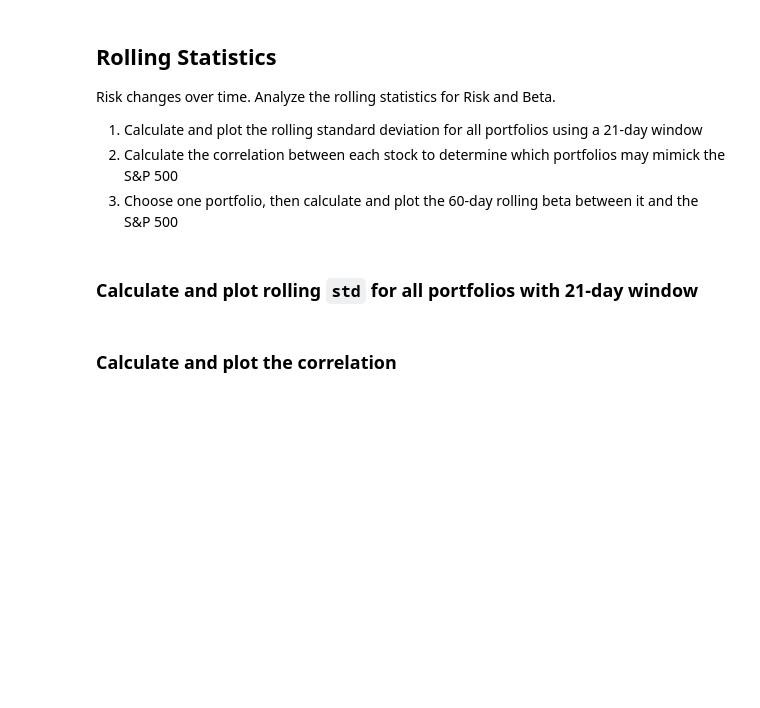
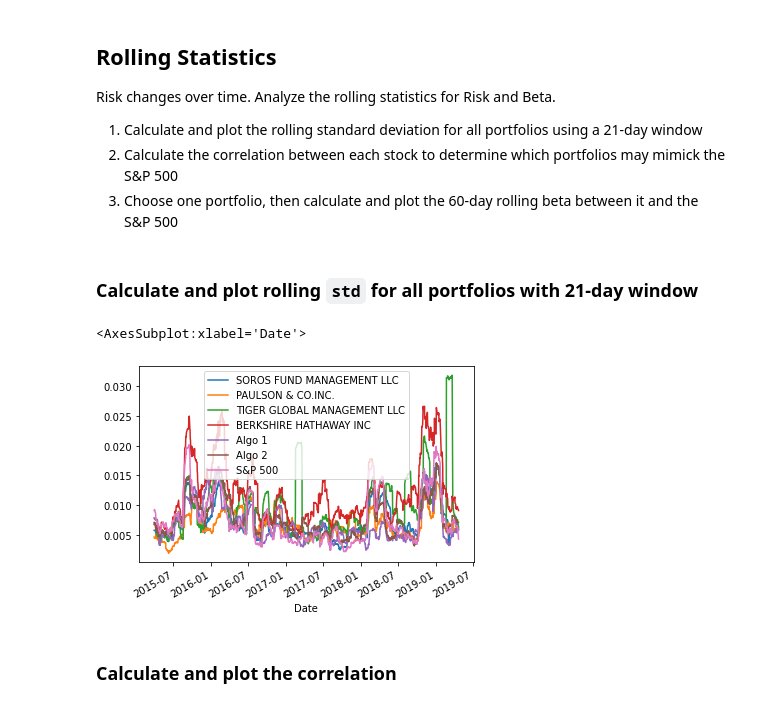
Before and after one commit to jarewa2/Pandas, a Jupyter notebook: whale_analysis.ipynb, the cells around one changed output. Drawn from its saved outputs; the diff is of its cells as text; code cells hidden in the pictures; blank space fills up the shorter version.

```diff
--- a/whale_analysis.ipynb
+++ b/whale_analysis.ipynb
@@ -289,8 +289,13 @@ Risk changes over time. Analyze the rolling statistics for Risk and Beta.
 ### Calculate and plot rolling `std` for all portfolios with 21-day window
 # %%
 # Calculate the rolling standard deviation for all portfolios using a 21-day window
+rolling_std = combined_df.rolling(window=21).std()
 
 # Plot the rolling standard deviation
+rolling_std.plot(figsize())
+# %% [output]
+<AxesSubplot:xlabel='Date'>
+[figure, added]
 # %% [markdown]
 ### Calculate and plot the correlation
 # %%
```
Also changed, not shown: parts of 1 cell of this notebook.
